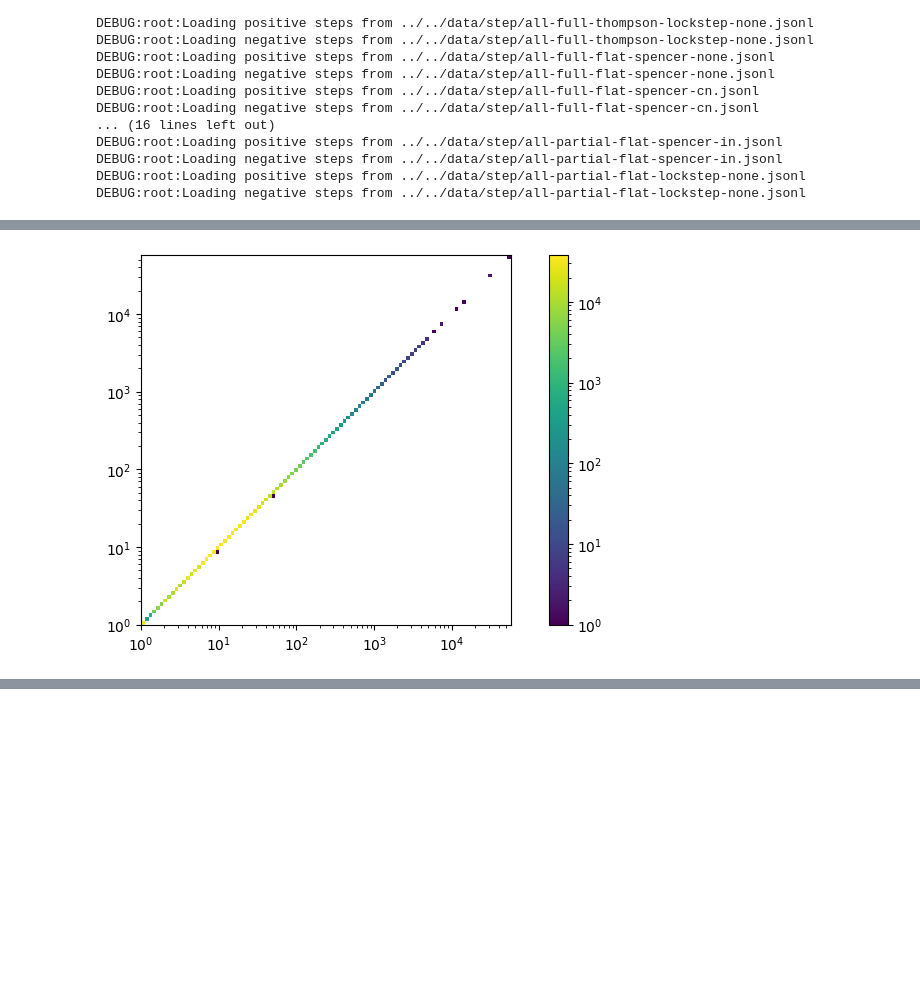
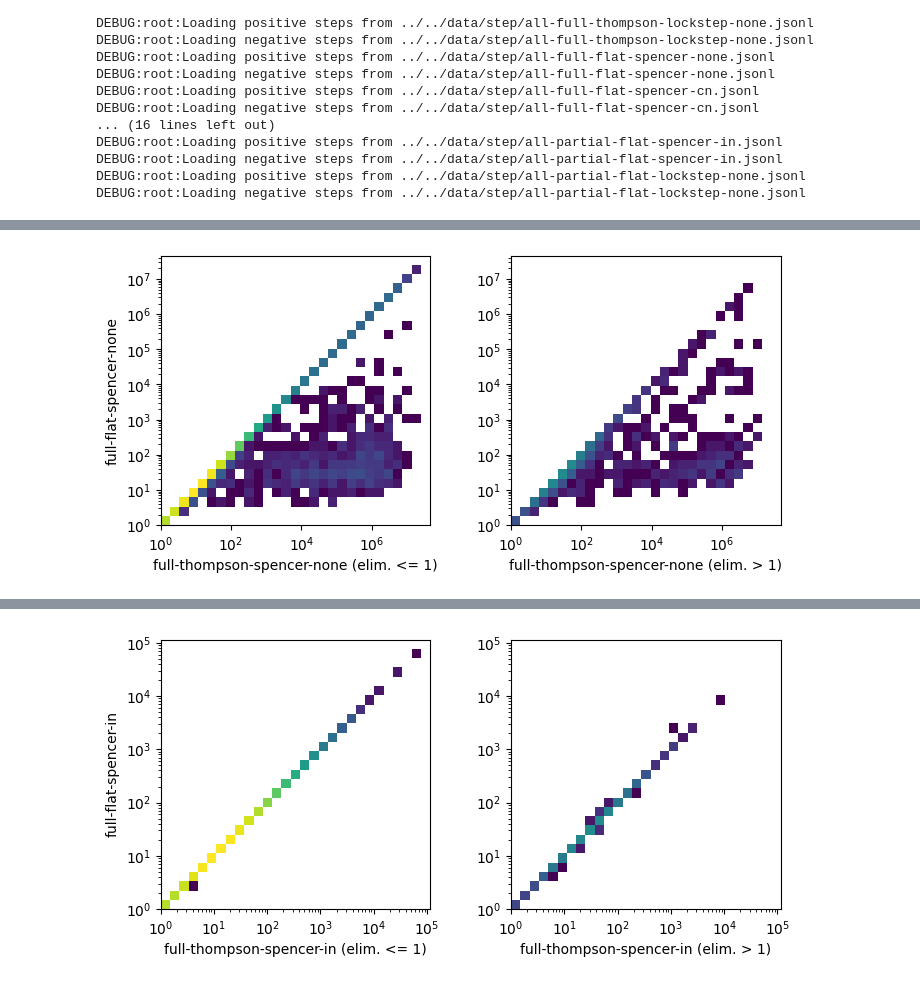
Before and after one commit to bkmwatling/BRU, a Jupyter notebook: benchmark/notebooks/figures/step_plot.ipynb, the cells around one changed output, grey strips where cells are left out. Saved outputs shown, nothing was run; the diff lists cells and outputs as text; code cells hidden in the pictures; blank space fills up the shorter version.

Commit message:
Add figures comparing constructions

```diff
--- a/benchmark/notebooks/figures/step_plot.ipynb
+++ b/benchmark/notebooks/figures/step_plot.ipynb
@@ -46,18 +47,22 @@ DEBUG:root:Loading negative steps from ../../data/step/all-partial-flat-spencer-
 DEBUG:root:Loading positive steps from ../../data/step/all-partial-flat-lockstep-none.jsonl
 DEBUG:root:Loading negative steps from ../../data/step/all-partial-flat-lockstep-none.jsonl
 # %%
+import importlib
+importlib.reload(plt)
 matching_type = 'full'
 scheduler = 'spencer'
-memo_scheme = 'in'
+memo_scheme = 'none'
 input_types = ['positive', 'negative']
 xs = np.concatenate([
     steps[matching_type]['thompson'][scheduler][memo_scheme][input_type]
     for input_type in input_types
 ])
+xlabel = "-".join([matching_type, 'thompson', scheduler, memo_scheme])
 ys = np.concatenate([
     steps[matching_type]['flat'][scheduler][memo_scheme][input_type]
     for input_type in input_types
 ])
+ylabel = "-".join([matching_type, 'flat', scheduler, memo_scheme])
 zs = np.concatenate(
     [eliminateds[memo_scheme][input_type] for input_type in input_types])
 threshold = 1
@@ -82,20 +76,61 @@ plt.show()
 # %%
 # Histogram 2D
-x_space = np.geomspace(1, max(xs), 100)
-y_space = np.geomspace(1, max(ys), 100)
-h = plt.hist2d(xs[zs < threshold], ys[zs < threshold], bins=(x_space, y_space), norm='log')
-plt.colorbar(h[3])
-plt.xscale('log')
-plt.yscale('log')
-plt.axis('square')
-plt.show()
+import importlib
+import itertools
+importlib.reload(plt)
 
-# Histogram 2Dace), norm='log')
-h = plt.hist2d(xs[zs >= threshold], ys[zs >= threshold], bins=(x_space, y_space), norm='log')
-plt.colorbar(h[3])
-plt.xscale('log')
-plt.yscale('log')
-plt.axis('square')
-plt.show()
+options = itertools.product(
+    ['full', 'partial'],
+    [('spencer', 'none'), ('spencer', 'cn'), ('spencer', 'in'), ('lockstep', 'none')]
+)
+threshold = 1
+
+for matching_type, (scheduler, memo_scheme) in options:
+    input_types = ['positive', 'negative']
+    xs = np.concatenate([
+        steps[matching_type]['thompson'][scheduler][memo_scheme][input_type]
+        for input_type in input_types
+    ])
+    xlabel = "-".join([matching_type, 'thompson', scheduler, memo_scheme])
+    ys = np.concatenate([
+        steps[matching_type]['flat'][scheduler][memo_scheme][input_type]
+        for input_type in input_types
+    ])
+    ylabel = "-".join([matching_type, 'flat', scheduler, memo_scheme])
+    zs = np.concatenate(
+        [eliminateds[memo_scheme][input_type] for input_type in input_types])
+    # Range excluding outliers
+    total = xs + ys
+    quartile_1 = np.quantile(total, 0.25)
+    quartile_3 = np.quantile(total, 0.75)
+    iqr = quartile_3 - quartile_1
+    maximum = np.max(total, where=xs <= quartile_3 + 1.5 * iqr, initial=-np.inf)
+    minimum = np.min(total, where=xs >= quartile_1 - 1.5 * iqr, initial=np.inf)
+    x_space = np.geomspace(1, max(xs+ys), 30)
+    y_space = np.geomspace(1, max(ys+ys), 30)
+
+    fig, axs = plt.subplots(1, 2, figsize=(8, 4))
+
+    h, _, _, _ = axs[0].hist2d(xs[zs <= threshold], ys[zs <= threshold], bins=(x_space, y_space), vmin=1, norm='log')
+    axs[0].set_xscale('log')
+    axs[0].set_yscale('log')
+    axs[0].set_xlabel(xlabel + f" (elim. <= {threshold})")
+    axs[0].set_ylabel(ylabel)
+    axs[0].axis('square')
+
+    vmin = np.min(h)
+
+    axs[1].hist2d(xs[zs > threshold], ys[zs > threshold], bins=(x_space, y_space), norm='log', vmin=1, vmax=vmax)
+    axs[1].set_xscale('log')
+    axs[1].set_yscale('log')
+    axs[1].set_xlabel(xlabel + f" (elim. > {threshold})")
+    axs[1].axis('square')
+
+    plt.subplots_adjust(wspace=0.3)
+    output_dir = Path('./outputs')
+    output_dir.mkdir(parents=True, exist_ok=True)
+    filename = "-".join([matching_type, scheduler, memo_scheme]) + '.pdf'
+    plt.savefig(output_dir / filename)
+    plt.show()
 # %% [output]
-[figure, old version]
+[figure, new version]
@@ -102,0 +138 @@ plt.show()
+[figure, added]
```
Also changed, not shown: parts of 7 cells of this notebook, 10 other files.
